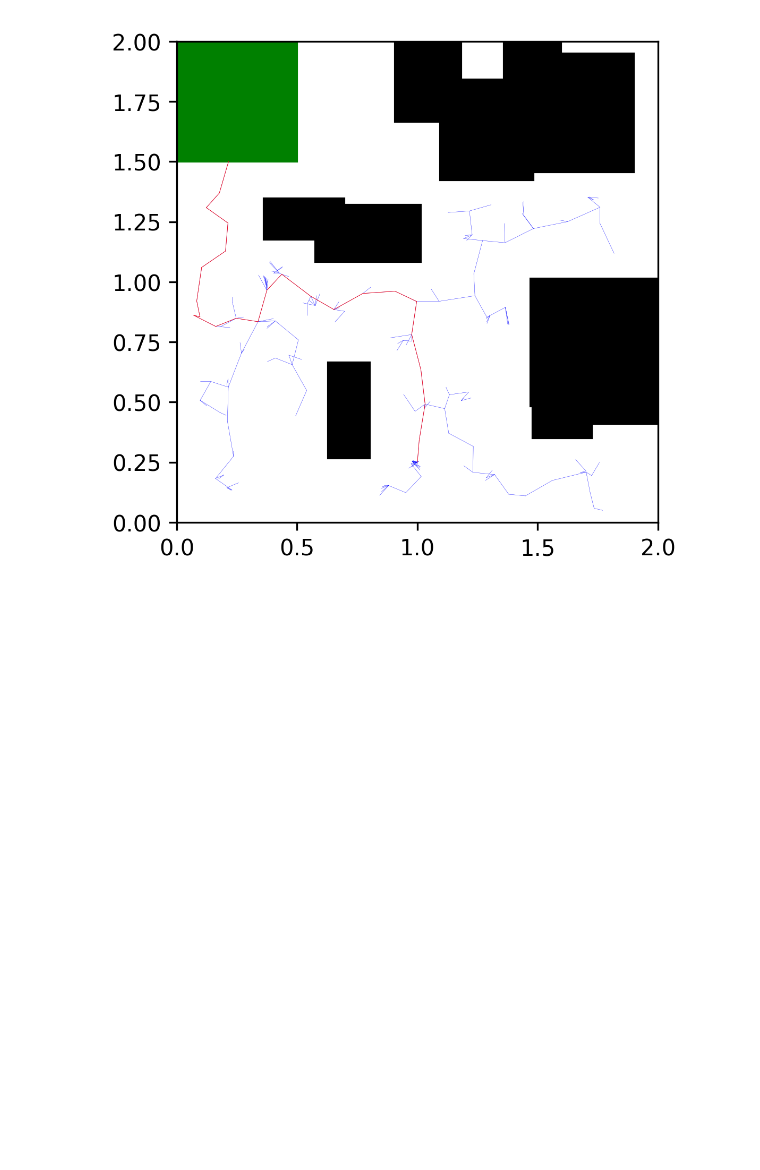
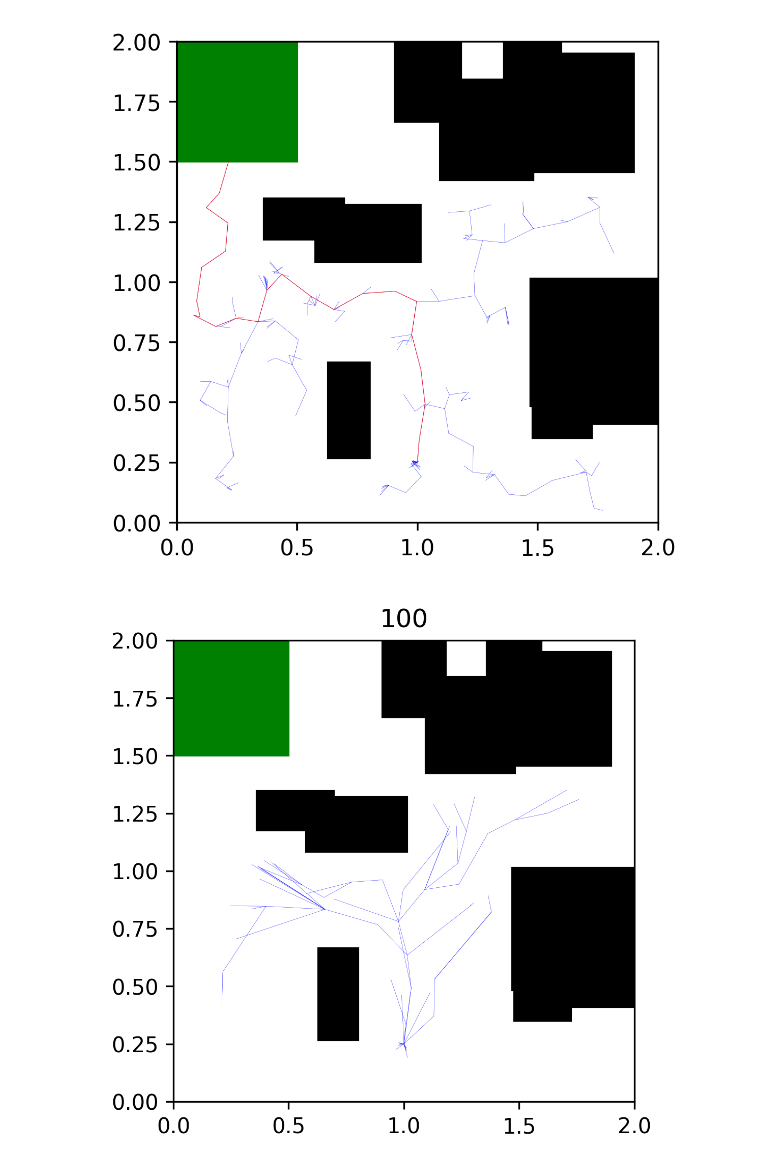
Before and after one commit to samer1248/ECE209AS-Lab2, a Jupyter notebook: project2.ipynb, the cells around one changed output. Saved outputs shown, nothing was run; the diff lists cells and outputs as text; code cells hidden in the pictures; blank space fills up the shorter version.

```diff
--- a/project2.ipynb
+++ b/project2.ipynb
@@ -564,3 +561,95 @@ for indx in edge_list:
 plt.show()
 # %% [output]
 [figure]
+# %%
+def find_neighbors(c,r,V):
+    n = []
+    for i in  range(len(V)):
+        v = V[i]
+        if metric(c,v)<r:
+            n.append(i)
+    return n
+# %%
+    np.random.seed(0)
+    n_points = 1000
+    dbg_indx = -1
+    # ax = show_world(obstacles_list)
+    xi = [1,0.25,0]
+    V = [xi]
+    E = [[[0,0,0],[0,0,0]],]
+    C = [0]
+    target_found = False
+    for i in range(n_points):
+        xr = [np.random.uniform(0,world_size),np.random.uniform(0,world_size),np.random.uniform(0,2*np.pi)]
+        if i==dbg_indx:
+            ax = show_world(obstacles_list,target=target)
+            for e in E:
+                ae = np.array(e)
+                plt.plot(ae[:,0],ae[:,1],'b',linewidth =0.1)
+            plt.plot(xr[0],xr[1],'rx')
+        d_min = 1000
+    #     print(xr)
+        for x,cv in zip(V,C):
+            d = metric(xr,x)
+            if d < d_min:
+                d_min = d
+                x_min = x
+                c_min = cv
+        [traj,controls,x_new] = execute_trajectory(x_min,xr)
+        collision,d = check_path_for_collisions(x_min,traj,obstacles_list)
+
+        if not collision:
+
+
+
+            d_new = d_min
+
+            c_min = 1000
+            neigbors = find_neighbors(x_new,3.0,V)
+            for i in  neigbors:
+                cv = C[i]
+                v = V[i]
+                d_new_v = metric(v,x_new)
+#                 print(v,metric(v,x_new), metric(x_new,x_min), metric(v,x_min))
+                if  cv + metric(v,x_new) < metric(x_min,x_new) + c_min :
+                    x_min = v
+                    c_min = cv
+                    c_new = c_min +  metric(v,x_new)
+            for i in  neigbors:
+                cv = C[i]
+                v = V[i]
+                e = E[i]
+                if  c_new + metric(v,x_new) < cv :
+                    E[i][0] = x_new
+
+            V.append(x_new)
+            E.append([x_min,x_new])
+            C.append(c_new)
+
+            if x_new[0]>target[0][0] and x_new[0]<target[0][0]+target[1][0] and x_new[1]>target[0][1] and x_new[1]<target[0][1]+target[1][1]:
+                print("Target Found")
+                print(x_new)
+                x_final = x_new
+                break
+    #         if x_new[0]>xx1 and x_new[0]<xx3 and x_new[1]>xx2 and x_new[1]<xx4:
+    #             print("x_min",x_min); print("x_new",x_new); print("traj",traj); print("xr",xr); print("collision", collision)
+    #             ax = show_world(obstacles_list)
+    #             for e in E:
+    #                 ae = np.array(e)
+    #                 plt.plot(ae[:,0],ae[:,1],'b',linewidth =0.1)
+    #             ae = np.array(E[-1])
+    #             plt.plot(ae[:,0],ae[:,1],'r',linewidth =0.2)
+    #             break
+    #         print(x,x_new,traj)
+    #         ae = np.array([x,x_new])
+    #         ax = show_world(obstacles_list)
+    #         plt.plot(ae[:,0],ae[:,1],'b')
+            plt.show()
+        if (i%100==0 and i>0) or i==n_points -1:
+            plot_rrt_evol(E)
+            plt.title(i)
+            plt.show()
+    plot_rrt_evol(E)
+    plt.show()
+# %% [output]
+[figure, added]
```
Also changed, not shown: parts of 6 cells of this notebook, 2 other files.
